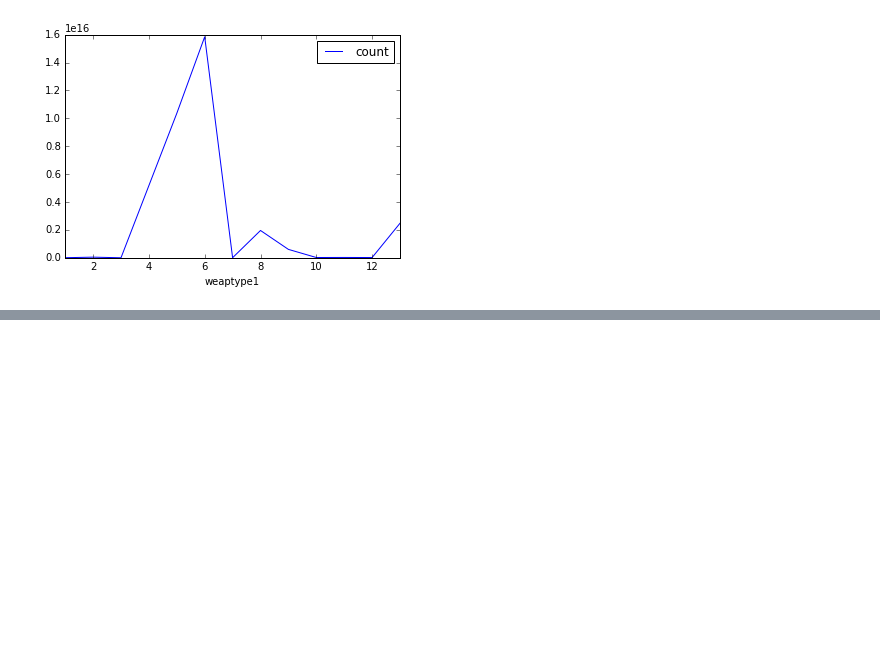
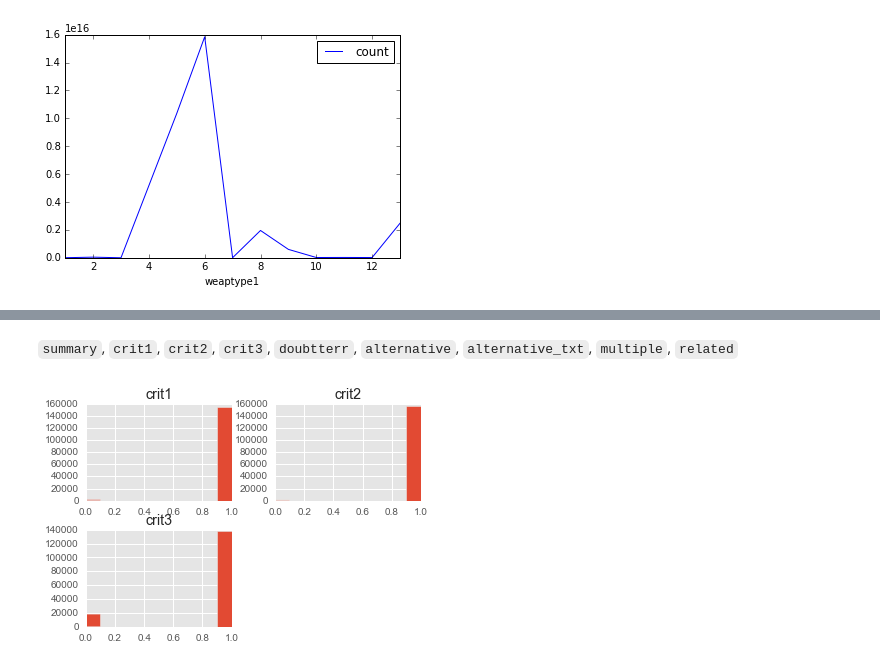
Before and after one commit to qwang51/Global-Terrorism, a Jupyter notebook: Exploratory Analysis.ipynb, the cells around one changed output, grey strips where cells are left out. Saved outputs shown, nothing was run; the diff lists cells and outputs as text; code cells hidden in the pictures; blank space fills up the shorter version.

```diff
--- a/Exploratory Analysis.ipynb
+++ b/Exploratory Analysis.ipynb
@@ -67,0 +129,10 @@ gtd.groupby(['weaptype1']).eventid.agg({'count':sum}).plot()
+# %% [markdown]
+`summary`, `crit1`, `crit2`, `crit3`, `doubtterr`, `alternative`, `alternative_txt`, `multiple`, `related`
+# %%
+# First, drop column summary, alternative_txt.
+gtd_copy.drop(['summary', 'alternative_txt'], axis=1, inplace=True)
+# %%
+gtd_copy[['crit1', 'crit2', 'crit3']].hist()
+plt.show()
+# %% [output]
+[figure, added]
```
Also changed, not shown: parts of 66 cells of this notebook.
